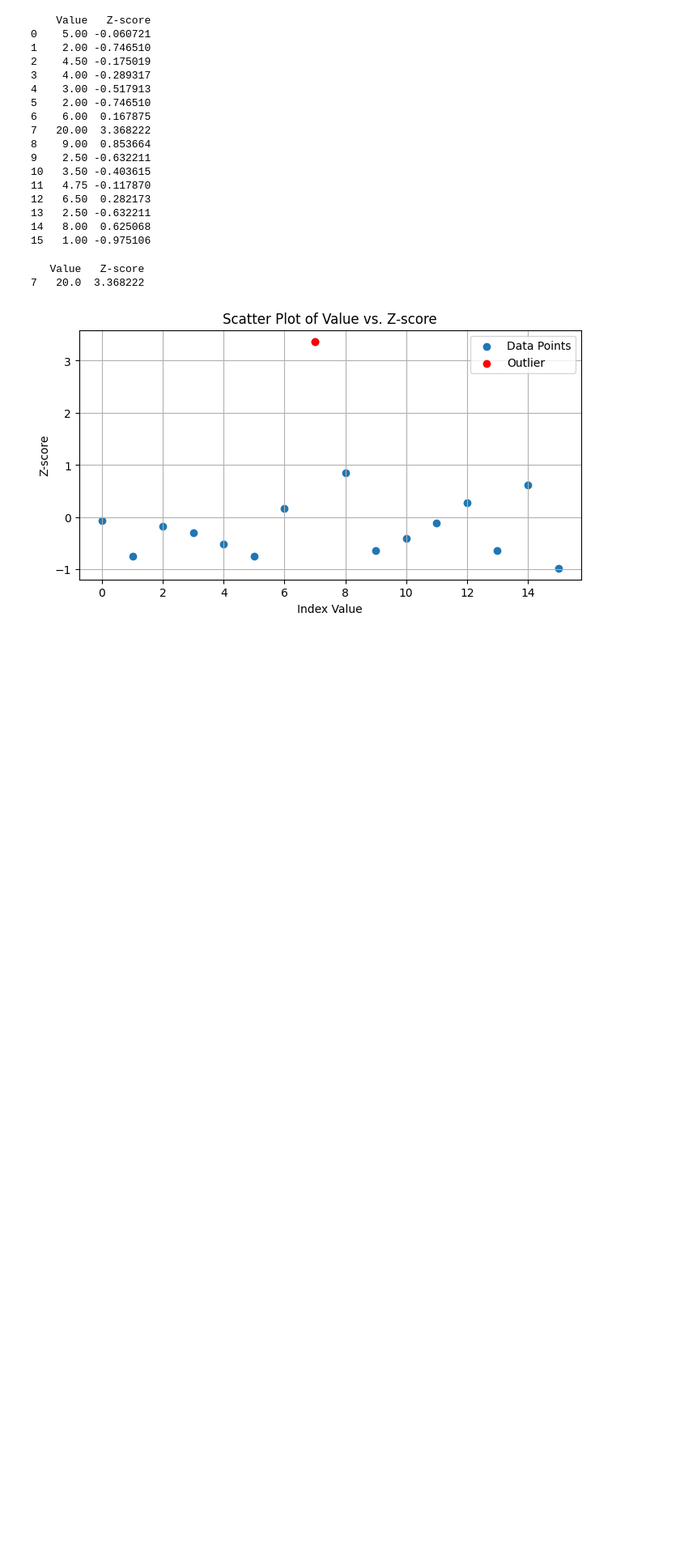
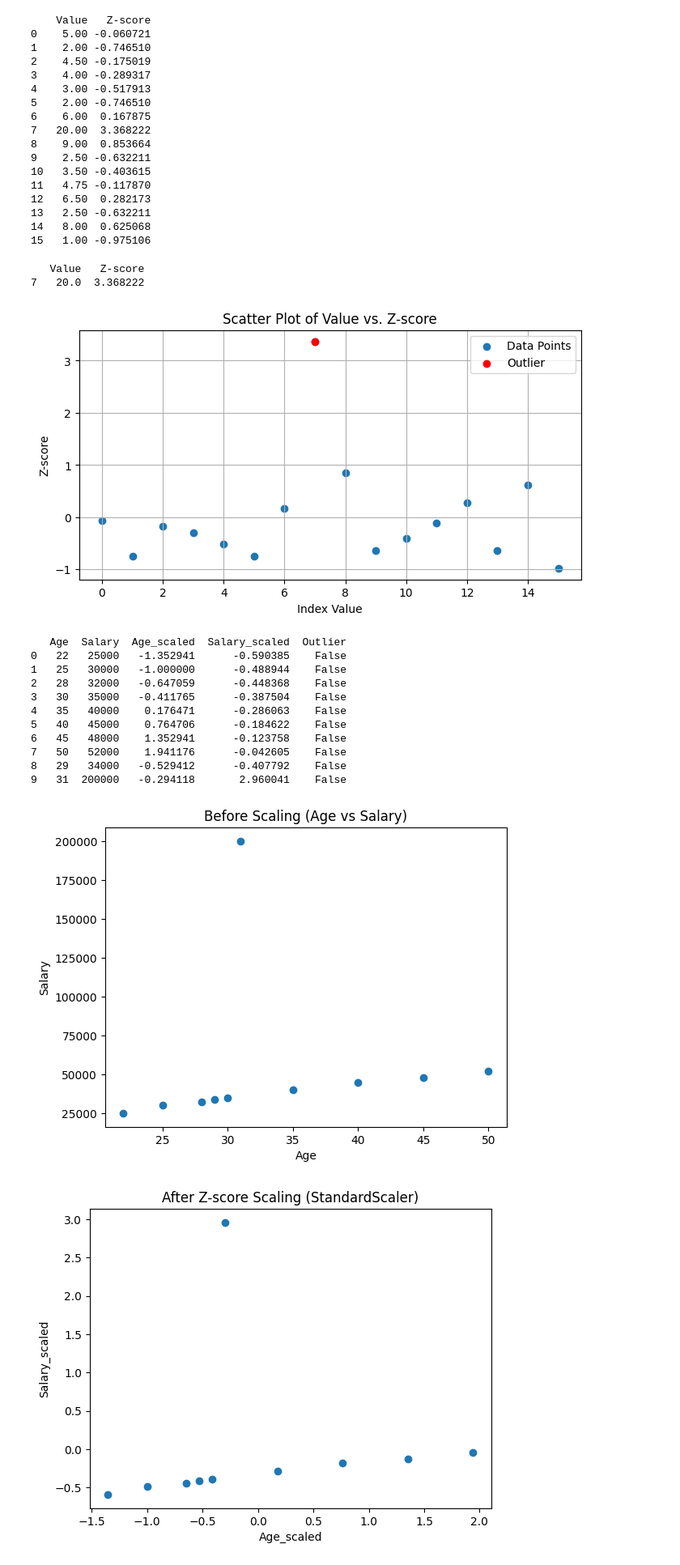
Before and after one commit to aakashkumar089/Class-notes, a Jupyter notebook: OTS_Numpy_class1.ipynb, the cells around one changed output. Shown at 81% size. Drawn from its saved outputs; the diff is of its cells as text; code cells hidden in the pictures; blank space fills up the shorter version.

```diff
--- a/OTS_Numpy_class1.ipynb
+++ b/OTS_Numpy_class1.ipynb
@@ -370,3 +405,59 @@ plt.grid(True)
 plt.show()
 # %% [output]
 [figure]
+# %%
+# Using StandardScaler for the same dataset and visualizing
+
+import pandas as pd
+import numpy as np
+import matplotlib.pyplot as plt
+from sklearn.preprocessing import StandardScaler
+
+# Dataset
+data = pd.DataFrame({
+    "Age": [22,25,28,30,35,40,45,50,29,31],
+    "Salary": [25000,30000,32000,35000,40000,45000,48000,52000,34000,200000]
+})
+
+# Apply StandardScaler
+scaler = StandardScaler()
+scaled = scaler.fit_transform(data)
+
+scaled_df = pd.DataFrame(scaled, columns=["Age_scaled", "Salary_scaled"])
+
+# Combine
+result = pd.concat([data, scaled_df], axis=1)
+
+# Outlier detection
+result["Outlier"] = (abs(result["Age_scaled"]) > 3) | (abs(result["Salary_scaled"]) > 3)
+
+print(result)
+
+# Visualization: Before vs After scaling (scatter)
+plt.figure()
+plt.scatter(data["Age"], data["Salary"])
+plt.title("Before Scaling (Age vs Salary)")
+plt.xlabel("Age")
+plt.ylabel("Salary")
+plt.show()
+
+plt.figure()
+plt.scatter(result["Age_scaled"], result["Salary_scaled"])
+plt.title("After Z-score Scaling (StandardScaler)")
+plt.xlabel("Age_scaled")
+plt.ylabel("Salary_scaled")
+plt.show()
+# %% [output]
+   Age  Salary  Age_scaled  Salary_scaled  Outlier
+0   22   25000   -1.352941      -0.590385    False
+1   25   30000   -1.000000      -0.488944    False
+2   28   32000   -0.647059      -0.448368    False
+3   30   35000   -0.411765      -0.387504    False
+4   35   40000    0.176471      -0.286063    False
+5   40   45000    0.764706      -0.184622    False
+6   45   48000    1.352941      -0.123758    False
+7   50   52000    1.941176      -0.042605    False
+8   29   34000   -0.529412      -0.407792    False
+9   31  200000   -0.294118       2.960041    False
+[figure, added]
+[figure, added]
```
Also changed, not shown: parts of 18 cells of this notebook.
